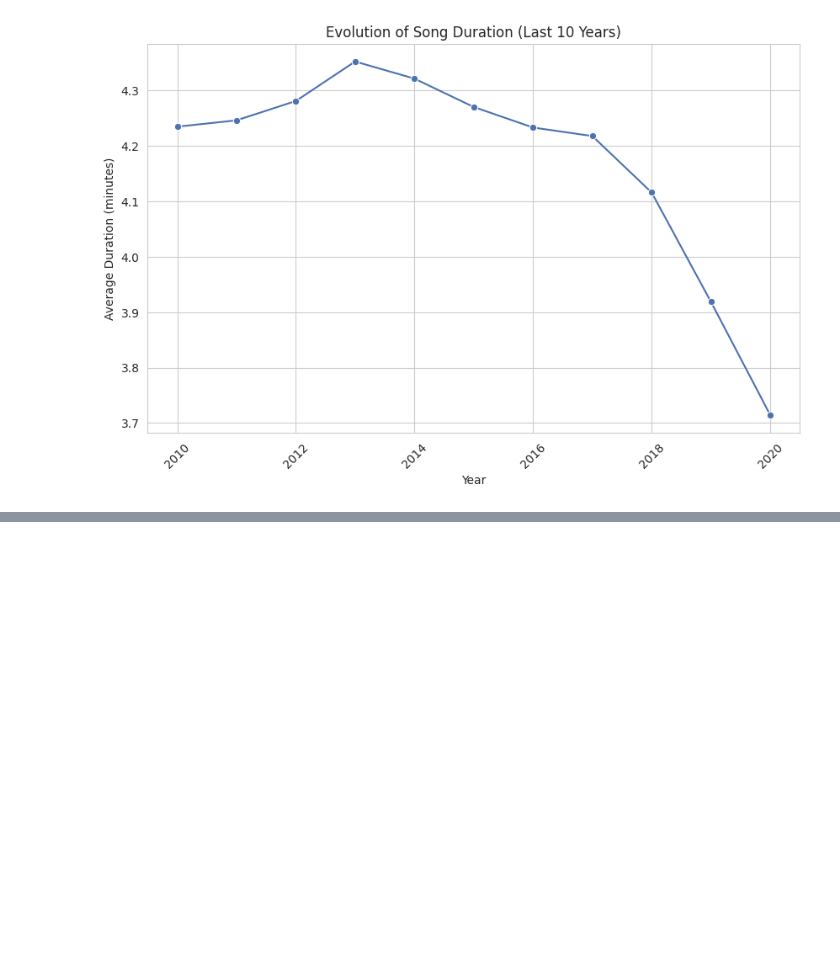
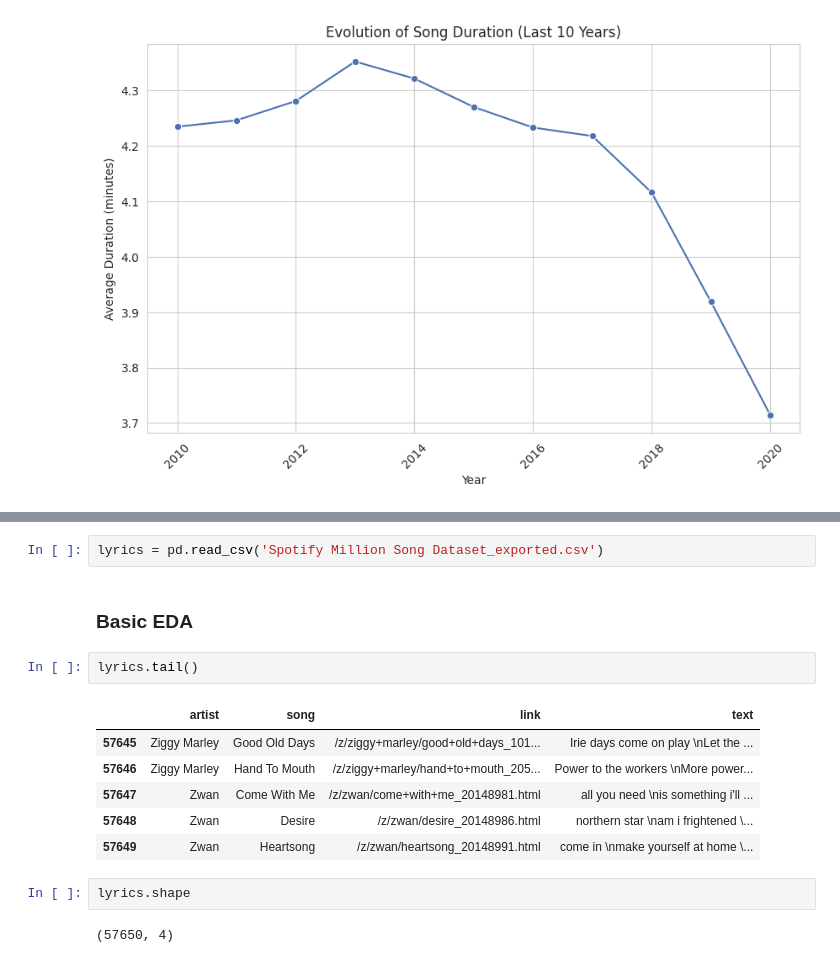
Before and after one commit to ziraax/SpotifyDataAnalysis, a Jupyter notebook: spotifyDataAnalysis.ipynb, the cells around one changed output, grey strips where cells are left out. Drawn from its saved outputs; the diff is of its cells as text; blank space fills up the shorter version.

```diff
--- a/spotifyDataAnalysis.ipynb
+++ b/spotifyDataAnalysis.ipynb
@@ -320,0 +357,17 @@ See the caveats in the documentation: https://pandas.pydata.org/pandas-docs/stab
+# %%
+lyrics = pd.read_csv('Spotify Million Song Dataset_exported.csv')
+# %% [markdown]
+### Basic EDA
+# %%
+lyrics.tail()
+# %% [output]
+|  | artist | song | link | text |
+| 57645 | Ziggy Marley | Good Old Days | /z/ziggy+marley/good+old+days_101... | Irie days come on play \nLet the ... |
+| 57646 | Ziggy Marley | Hand To Mouth | /z/ziggy+marley/hand+to+mouth_205... | Power to the workers \nMore power... |
+| 57647 | Zwan | Come With Me | /z/zwan/come+with+me_20148981.html | all you need \nis something i'll ... |
+| 57648 | Zwan | Desire | /z/zwan/desire_20148986.html | northern star \nam i frightened \... |
+| 57649 | Zwan | Heartsong | /z/zwan/heartsong_20148991.html | come in \nmake yourself at home \... |
+# %%
+lyrics.shape
+# %% [output]
+(57650, 4)
```
Also changed, not shown: parts of 20 cells of this notebook, 1 other file.
